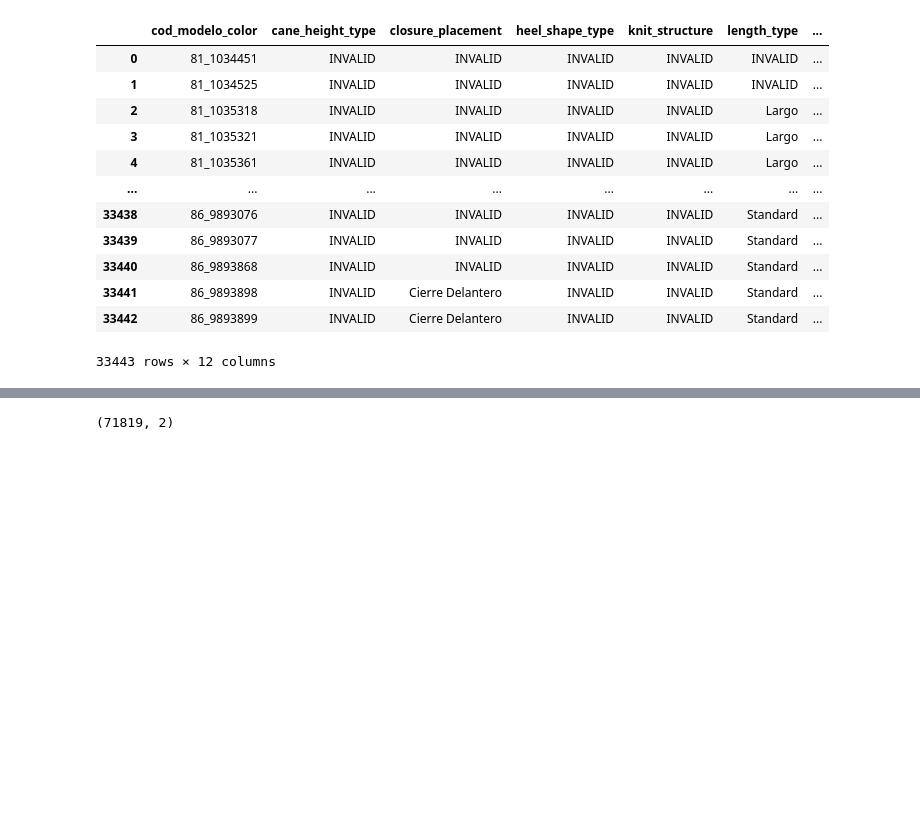
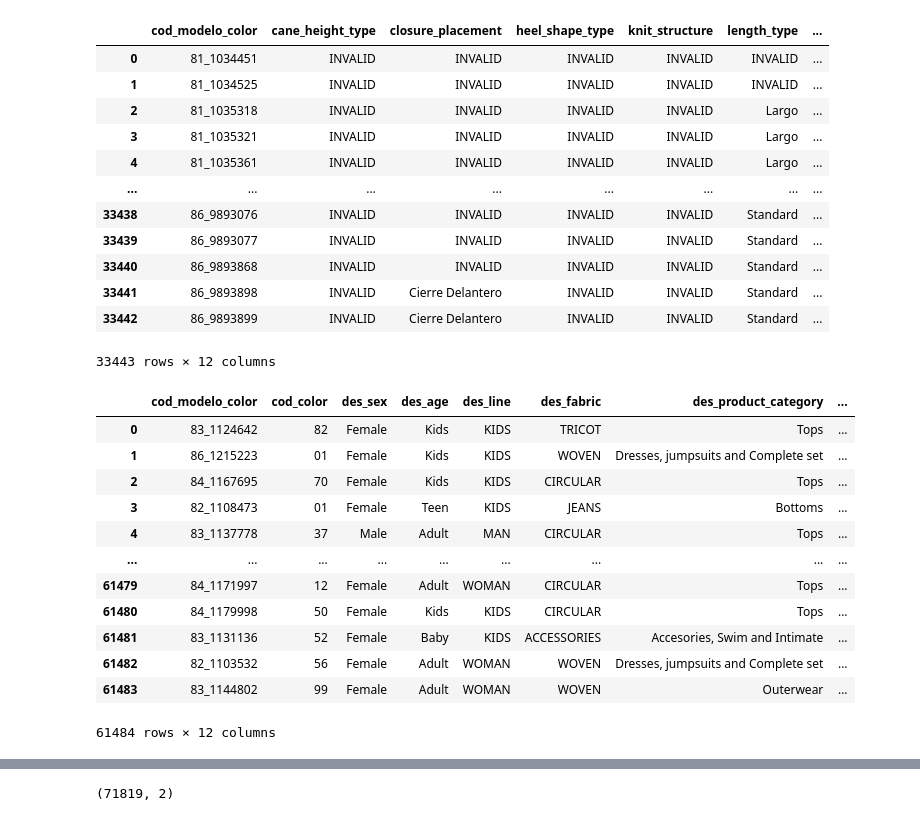
Before and after one commit to JoelSoleCasale/Datathon24, a Jupyter notebook: models_joel.ipynb, the cells around one changed output, grey strips where cells are left out. Cells and saved outputs as stored; diff of their text form; code cells hidden in the pictures; blank space fills up the shorter version.

```diff
--- a/models_joel.ipynb
+++ b/models_joel.ipynb
@@ -23,4 +27,21 @@ data
 | 33441 | 86_9893898 | INVALID | Cierre Delantero | INVALID | INVALID | Standard | ... |
 | 33442 | 86_9893899 | INVALID | Cierre Delantero | INVALID | INVALID | Standard | ... |
 33443 rows × 12 columns
+# %%
+meta_df = pd.read_csv("data/product_data.csv")
+meta_df
+# %% [output]
+|  | cod_modelo_color | cod_color | des_sex | des_age | des_line | des_fabric | des_product_category | ... |
+| 0 | 83_1124642 | 82 | Female | Kids | KIDS | TRICOT | Tops | ... |
+| 1 | 86_1215223 | 01 | Female | Kids | KIDS | WOVEN | Dresses, jumpsuits and Complete set | ... |
+| 2 | 84_1167695 | 70 | Female | Kids | KIDS | CIRCULAR | Tops | ... |
+| 3 | 82_1108473 | 01 | Female | Teen | KIDS | JEANS | Bottoms | ... |
+| 4 | 83_1137778 | 37 | Male | Adult | MAN | CIRCULAR | Tops | ... |
+| ... | ... | ... | ... | ... | ... | ... | ... | ... |
+| 61479 | 84_1171997 | 12 | Female | Adult | WOMAN | CIRCULAR | Tops | ... |
+| 61480 | 84_1179998 | 50 | Female | Kids | KIDS | CIRCULAR | Tops | ... |
+| 61481 | 83_1131136 | 52 | Female | Baby | KIDS | ACCESSORIES | Accesories, Swim and Intimate | ... |
+| 61482 | 82_1103532 | 56 | Female | Adult | WOMAN | WOVEN | Dresses, jumpsuits and Complete set | ... |
+| 61483 | 83_1144802 | 99 | Female | Adult | WOMAN | WOVEN | Outerwear | ... |
+61484 rows × 12 columns
 # %%
```
Also changed, not shown: parts of 6 cells of this notebook.
